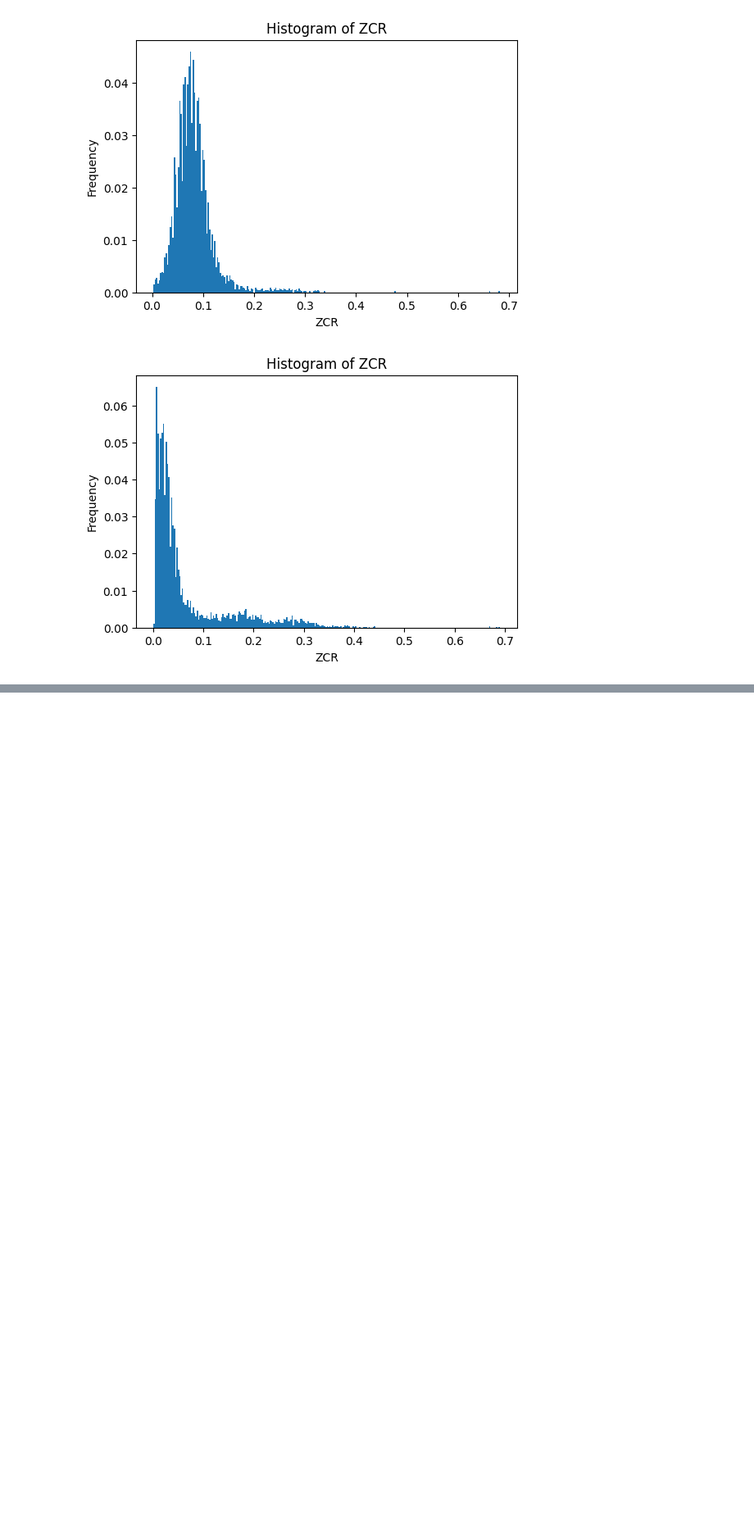
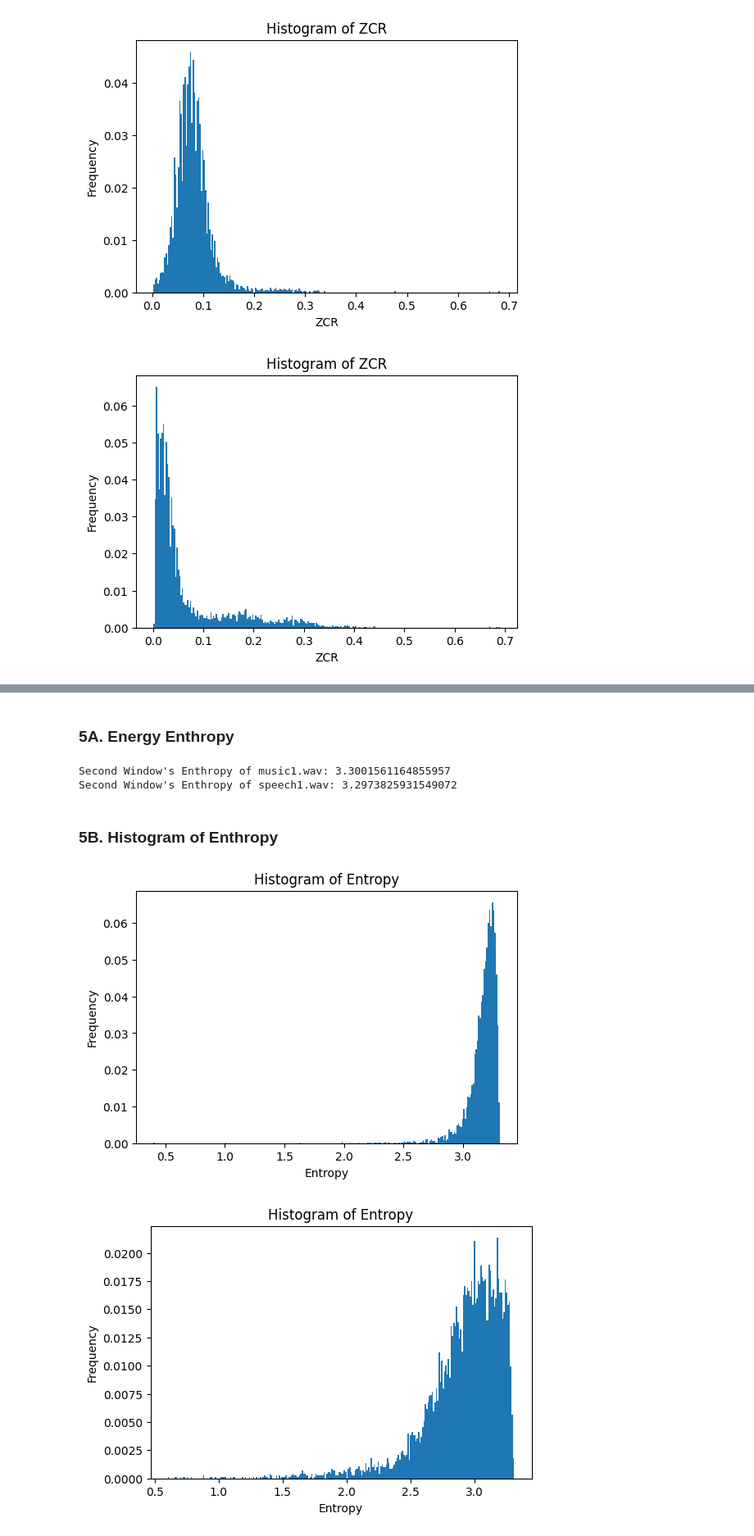
Before and after one commit to Plumz17/PP_Assignment02, a Jupyter notebook: PP_Assignment02.ipynb, the cells around one changed output, grey strips where cells are left out. Shown at 82% size. Cells and saved outputs as stored; diff of their text form; code cells hidden in the pictures; blank space fills up the shorter version.

Commit message:
Finished Assignment by Adding Energy Enthropy Implementation

```diff
--- a/PP_Assignment02.ipynb
+++ b/PP_Assignment02.ipynb
@@ -191,0 +191,56 @@ The next feature extraction method we will be implementing is Histogram of Energ
+# %% [markdown]
+### 5A. Energy Enthropy
+# %%
+import math
+
+def compute_energy_entropy(window, K=10):
+  window_length = len(window)
+  subframe_length = window_length // K
+  energies = []
+  total_energy = 0
+
+  #Compute energy for every subframe
+  for i in range(K):
+    start = i * subframe_length
+    end = start + subframe_length
+    subframe = window[start:end]
+    energy = 0
+    for sample in subframe:
+      energy += sample * sample
+    energies.append(energy)
+    total_energy += energy
+
+  #compute entropy
+  entropy = 0
+  for energy in energies:
+    if total_energy == 0:
+      continue
+    e = energy / total_energy
+    if e > 0:
+      entropy -= e * math.log2(e)
+  return entropy
+
+print(f"Second Window's Enthropy of music1.wav: {compute_energy_entropy(music1_windows[1])}")
+print(f"Second Window's Enthropy of speech1.wav: {compute_energy_entropy(speech1_windows[1])}")
+# %% [output]
+Second Window's Enthropy of music1.wav: 3.3001561164855957
+Second Window's Enthropy of speech1.wav: 3.2973825931549072
+# %% [markdown]
+### 5B. Histogram of Enthropy
+# %%
+def histogram_of_entropy(windows, bins=256):
+  entropies = []
+  for window in windows:
+    entropies.append(compute_energy_entropy(window))
+  hist, bin_edges = np.histogram(entropies, bins=bins)
+  hist = hist / np.sum(hist)
+  return hist, bin_edges
+
+music1_histogram_enthropy, music1_bin_edges = histogram_of_entropy(music1_windows)
+speech1_histogram_enthropy, speech1_bin_edges = histogram_of_entropy(speech1_windows)
+# %%
+plot_histogram(music1_histogram_enthropy, music1_bin_edges, "Entropy")
+plot_histogram(speech1_histogram_enthropy, speech1_bin_edges, "Entropy")
+# %% [output]
+[figure, added]
+[figure, added]
```
Also changed, not shown: parts of 14 cells of this notebook.
